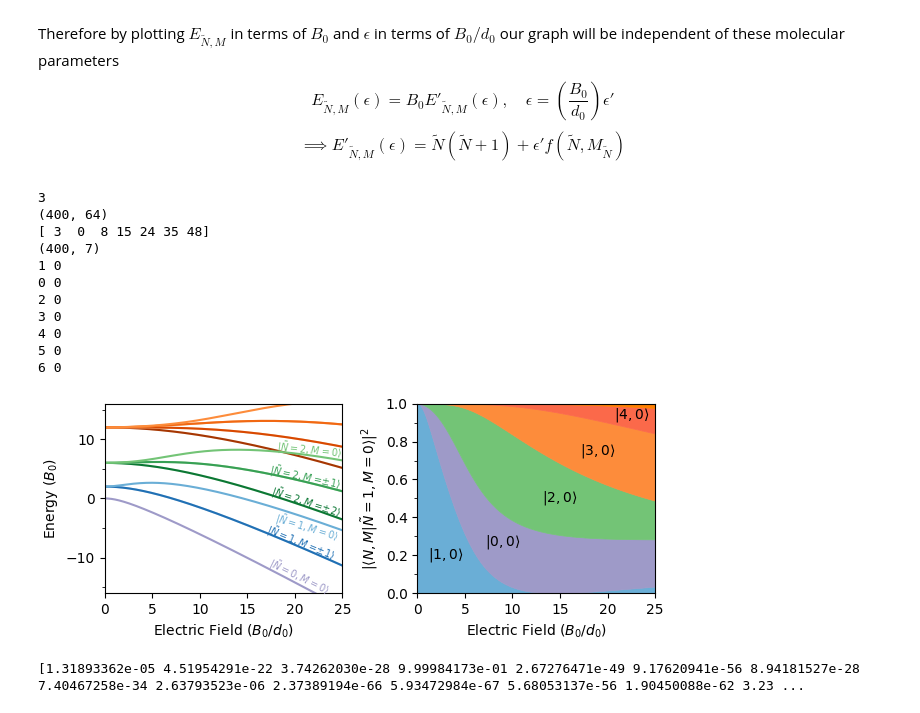
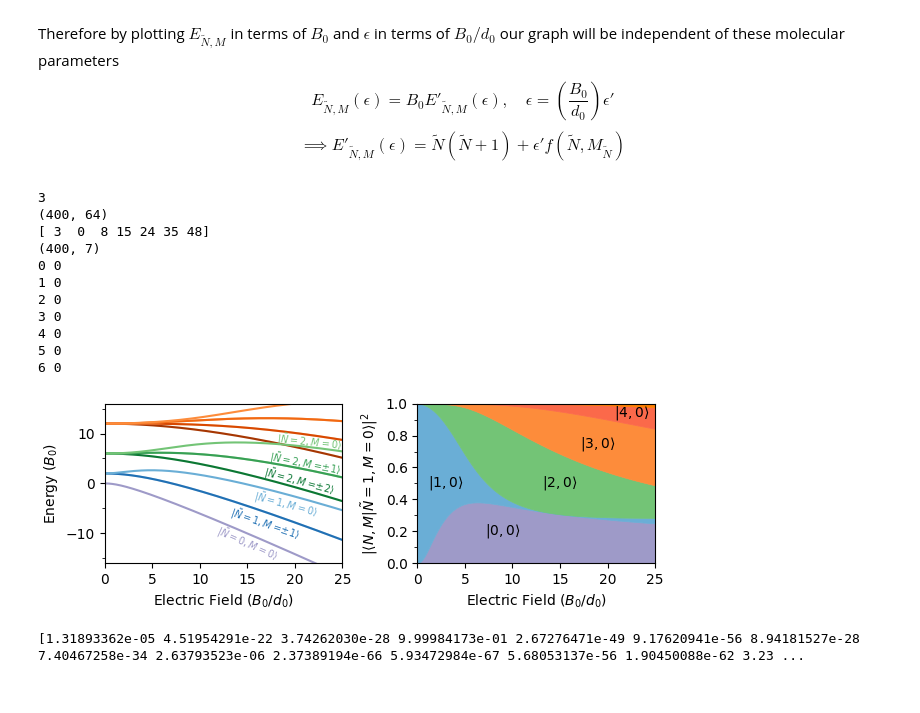
Before and after one commit to tomhepz/MolecularEnergyLevels, a Jupyter notebook: notebooks/raw-dc-stark.ipynb, the cells around one changed output. Saved outputs shown, nothing was run; the diff lists cells and outputs as text; code cells hidden in the pictures.

```diff
--- a/notebooks/raw-dc-stark.ipynb
+++ b/notebooks/raw-dc-stark.ipynb
@@ -296,14 +296,15 @@ $$E_{\tilde{N},M}(\epsilon) =  B_0 E'_{\tilde{N},M}(\epsilon),\quad \epsilon =
 $$\implies E'_{\tilde{N},M}(\epsilon) = \tilde{N} (\tilde{N}+1) + \epsilon' f(\tilde{N},M_\tilde{N})$$
 # %%
 # Generalised Units code
-fig, (ax, ax2) = plt.subplots(1,2,constrained_layout=True)
+fig, (ax, ax2) = plt.subplots(1,2,constrained_layout=True,figsize=(6.3,2.2))
 
 cmaps = ['Purples','Blues','Greens','Oranges','Reds','autumn','autumn','autumn']
 # cmap = cm.get_cmap('jet')
 positions = []
 
 pi=0
-positions=[(17,-9.5,-26),(16.8,-3.8,-22),(17.7,-2.0,-17),(17.3,2.6,-18),(17.2,6.3,-12),(18,10.1,-6)]
+positions=np.array([(11.5,-8.2,-24),(13,-4.5,-19),(15.5,-1.2,-15),(16.5,3.5,-15),(17.2,6.6,-11),(18,10.2,-6)])
+positions[:,1]+=0.4
 for i, N, M in state_iter(3):
     cmap = cm.get_cmap(cmaps[N])
     col = cmap((M+N+1)/(2*N+2))
@@ -346,14 +347,18 @@ importantprobs = np.abs(states[:, sorti[:important_count], state]) ** 2
 print(importantprobs.shape)
 
 colors = []
-h=np.zeros(E_STEPS)
-# ii=0
-for i in sorti[:important_count]:
-    for j, N, M in state_iter(7):
+# h=np.zeros(E_STEPS)
+plot_probs = np.zeros((important_count,E_STEPS))
+ii=0
+# for i in sorti[:important_count]:
+for j, N, M in state_iter(7):
+    for i in sorti[:important_count]:
         if j == i:
             print(N,M)
             cmap = cm.get_cmap(cmaps[N])
             colors.append(cmap((M+N+1)/(2*N+2)))
+            plot_probs[ii,:] = np.abs(states[:, i, state]) ** 2 #importantprobs[:,i]
+            ii+=1
             # this_probs = importantprobs[:,ii]
 #             ii+=1
 #             max_ei = np.argmax(this_probs)
@@ -361,38 +366,40 @@ for i in sorti[:important_count]:
 #                 ax2.text(E[max_ei] * (D_0 / B_0), h[max_ei]+this_probs[max_ei]/2 , "test")# fr"|{N},{M}\rangle")
 #             h+=this_probs
 
+
+
 # col = cm.plasma(np.linspace(0, 1, important_count))
-ax2.stackplot(E * (D_0 / B_0), importantprobs.T,colors=colors,lw=0.5,ec='face',aa=True)
+ax2.stackplot(E * (D_0 / B_0), plot_probs,colors=colors,lw=0.5,ec='face',aa=True)
 ax2.set_ylabel(r"$|\langle N,M|\tilde{N}=1,M=0\rangle|^2$")
 ax2.set_xlabel("Electric Field $(B_0/d_0)$")
 ax2.set_ylim(0, 1.0)
 ax2.set_xlim(0, 25)
 
-ax2.text(3,0.2, r"$|1,0\rangle$", ha='center', va='center')
-ax2.text(9,0.27, r"$|0,0\rangle$", ha='center', va='center')
+ax2.text(3,0.5, r"$|1,0\rangle$", ha='center', va='center')
+ax2.text(9,0.2, r"$|0,0\rangle$", ha='center', va='center')
 ax2.text(15,0.5, r"$|2,0\rangle$", ha='center', va='center')
 ax2.text(19,0.75, r"$|3,0\rangle$", ha='center', va='center')
 ax2.text(22.5,0.94, r"$|4,0\rangle$", ha='center', va='center')
 
 # ax2.yaxis.set_label_position("right")
 # ax2.yaxis.tick_right()
 ax2.yaxis.set_minor_locator(MultipleLocator(0.1))
 
 
 fig.savefig('../images/normalised-stark-shift-components.pdf')
 # %% [output]
 3
 (400, 64)
 [ 3  0  8 15 24 35 48]
 (400, 7)
+0 0
 1 0
-0 0
 2 0
 3 0
 4 0
 5 0
 6 0
-[figure, old version]
+[figure, new version]
 # %%
 print(probs[0,:])
 # %% [output]
```
Also changed, not shown: 10 other files.
